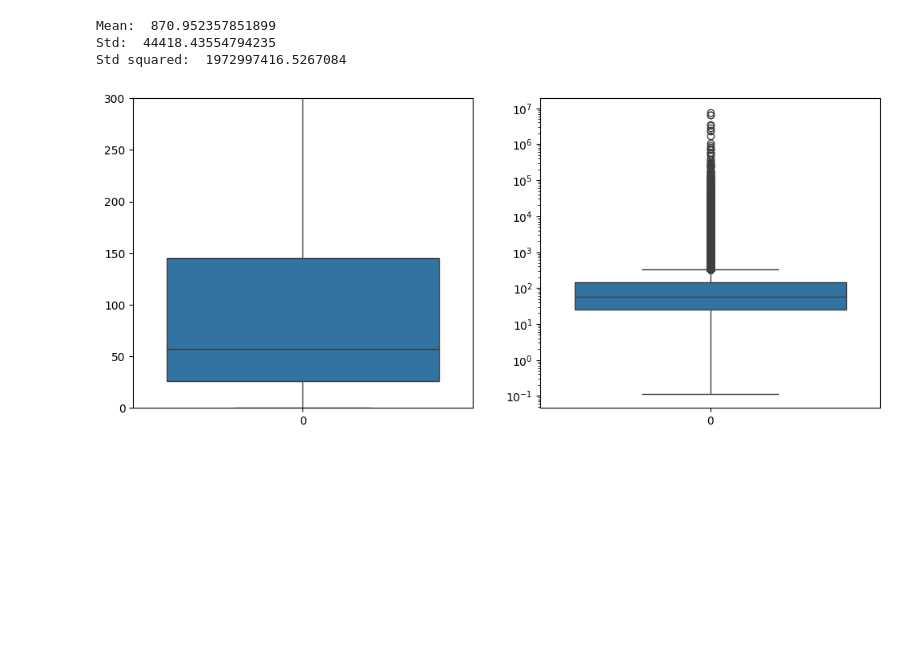
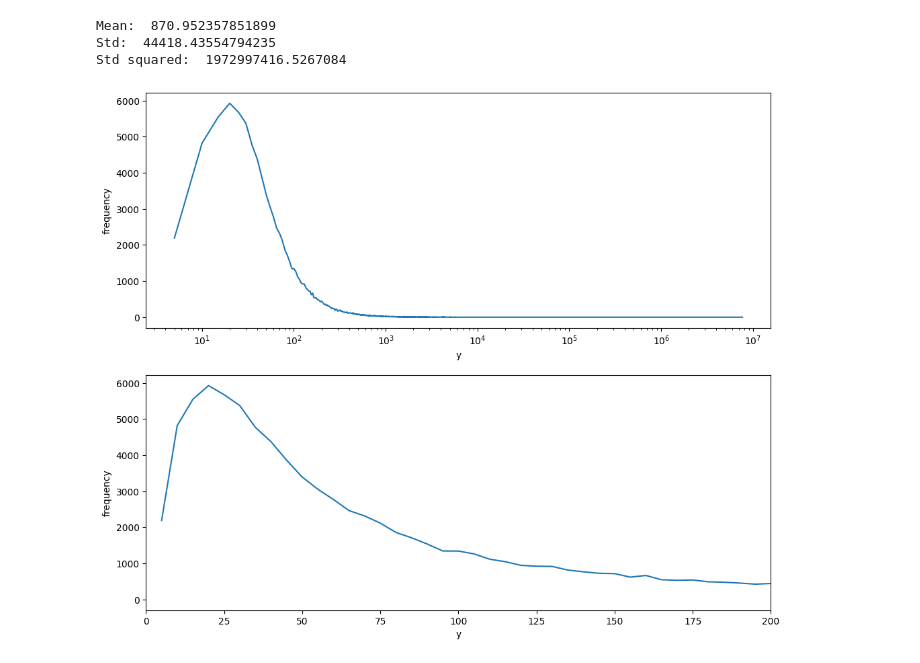
Before and after one commit to muraronicola/Approximating-volume-computations-via-GNNs, a Jupyter notebook: AnalyzeData.ipynb, the cells around one changed output. Drawn from its saved outputs; the diff is of its cells as text; code cells hidden in the pictures; blank space fills up the shorter version.

```diff
--- a/AnalyzeData.ipynb
+++ b/AnalyzeData.ipynb
@@ -39,17 +39,24 @@ print("Std squared: ", np.mean(np.std(y)**2))
 Mean:  870.952357851899
 Std:  44418.43554794235
 Std squared:  1972997416.5267084
-# %%
-#Analysis of y values
-df_y = pd.DataFrame(y)
-figure, ax = plt.subplots(1, 2, figsize=(12, 5))
-
-sns.boxplot(data=df_y, ax=ax[0])
-sns.boxplot(data=df_y, ax=ax[1])
-ax[1].set_yscale('log')
-ax[0].set_ylim(0, 300)
-plt.show()
-# %% [output]
-[figure, removed]
+# %%
+#Group y in values of 10
+y_grouped = np.ceil(y/5)*5
+#calculate the frequency of each group
+y_grouped, frequency = np.unique(y_grouped, return_counts=True)
+
+df_y_grouped = pd.DataFrame([y_grouped, frequency], index=["y", "frequency"]).T
+df_y_grouped.to_csv("data/" + folder_name + "/y_grouped.csv")
+
+figure2, ax2 = plt.subplots(2, 1, figsize=(12, 10))
+sns.lineplot(data=df_y_grouped, x="y", y="frequency", ax=ax2[0])
+sns.lineplot(data=df_y_grouped, x="y", y="frequency", ax=ax2[1])
+ax2[0].set_xscale('log')
+ax2[1].set_xbound(0, 200)
+#ax2[1].set_ybound(0, 200)
+
+plt.show()
+# %% [output]
+[figure, added]
 # %%
 
```
Also changed, not shown: parts of 2 cells of this notebook, 1 other file.
